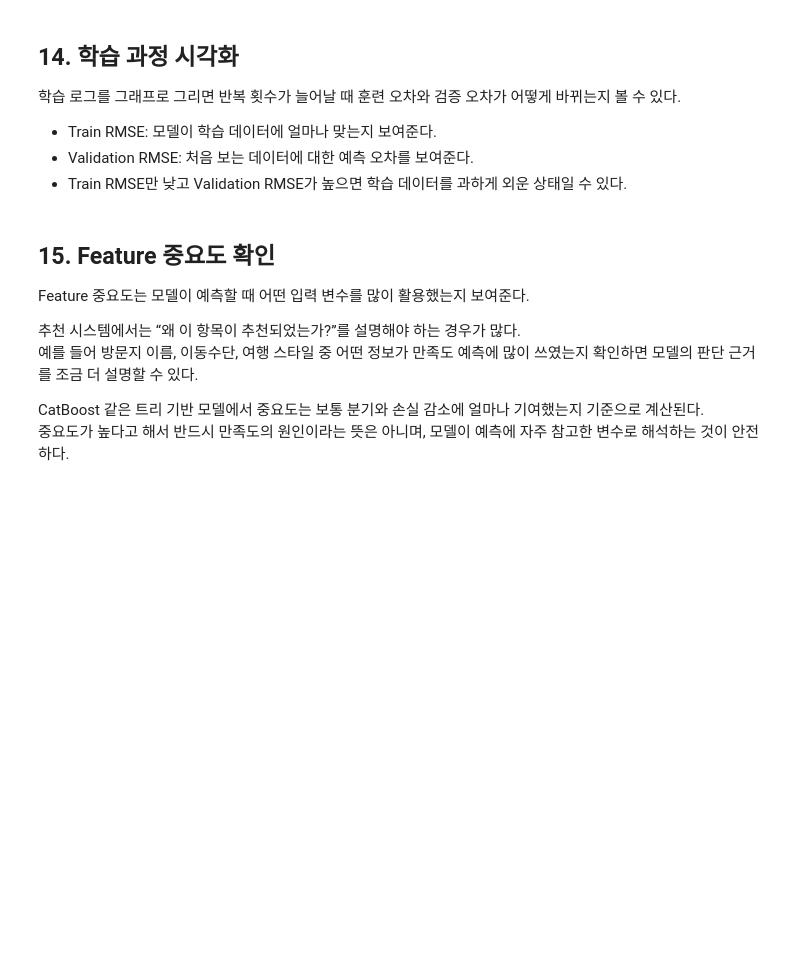
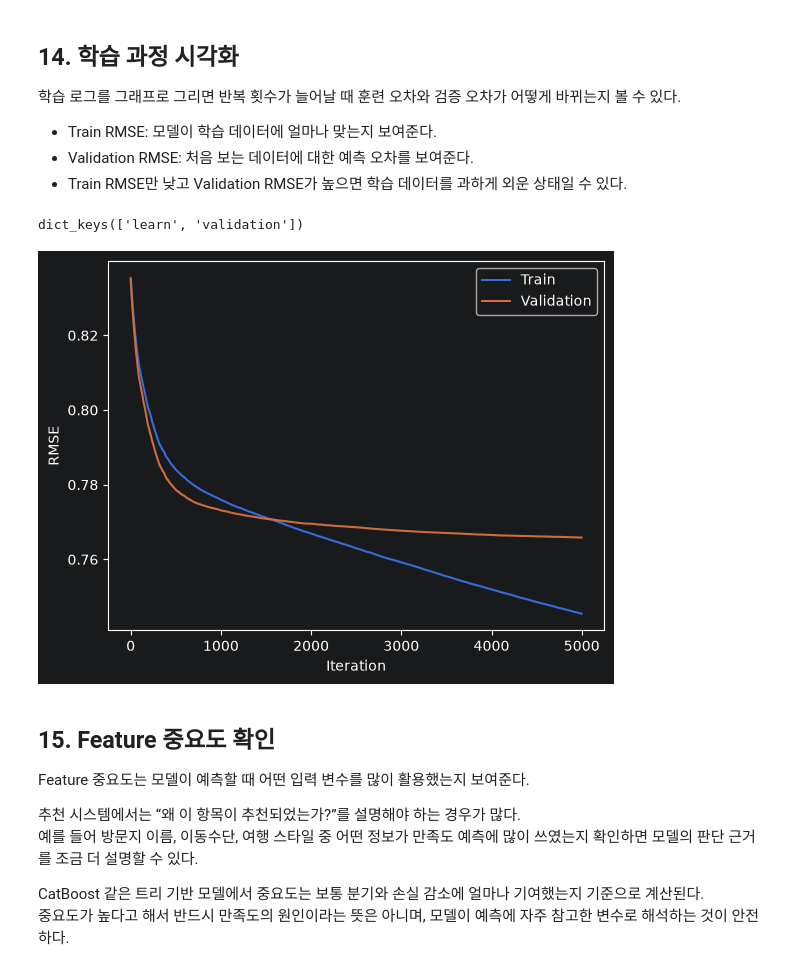
Before and after one commit to Gitcatho-skn-family-sjh/06_machine_learning, a Jupyter notebook: 10_recommendation_system/01_regression_based_recommendation.ipynb, the cells around one changed output. Saved outputs shown, nothing was run; the diff lists cells and outputs as text; code cells hidden in the pictures; blank space fills up the shorter version.

```diff
--- a/10_recommendation_system/01_regression_based_recommendation.ipynb
+++ b/10_recommendation_system/01_regression_based_recommendation.ipynb
@@ -144,2 +222,11 @@ display(travel_df.head())
 # %% [markdown]
 ## 11. CatBoost에 범주형 feature로 전달 입력 컬럼 목록 조회
+# %%
+
+# 여행 데이터 중 마지막 컬럼(만족도)를 제외한 모든 컬럼을 조회해서
+# list 형태로 변환
+# * 만족도 컬럼은 정답(y)로 이용할 예정
+
+# X(입력값)으로 사용할 데이터 컬럼(feature) 이름
+cat_columns = travel_df.columns[:-1].tolist()
+print(cat_columns)
@@ -146,2 +235,21 @@ display(travel_df.head())
 # %% [markdown]
 ## 12. 학습/평가 데이터 분리
+# %%
+from sklearn.model_selection import train_test_split
+
+# 입력값 X
+X = travel_df[cat_columns]
+
+# 정답 y
+y = travel_df['DGSTFN'] # 만족도(점수)
+
+X_train, X_test, y_train, y_test = train_test_split(
+    X,
+    y,
+    test_size=0.2,
+    random_state=42,
+    stratify=y
+)
+
+print(X_train.shape, y_train.shape)
+print(X_test.shape, y_test.shape)
@@ -166,6 +326,25 @@ CatBoostRegressor는 여행자 정보와 후보 방문지 정보를 입력받아
 - Train RMSE: 모델이 학습 데이터에 얼마나 맞는지 보여준다.
 - Validation RMSE: 처음 보는 데이터에 대한 예측 오차를 보여준다.
 - Train RMSE만 낮고 Validation RMSE가 높으면 학습 데이터를 과하게 외운 상태일 수 있다.
+# %%
+evals_result = cat_reg.get_evals_result()
+
+print(evals_result.keys())
+
+# evals_result['learn']['RMSE']: 학습 데이터 RMSE 변화.
+# evals_result['validation']['RMSE']: 평가 데이터 RMSE 변화.
+plt.plot(evals_result['learn']['RMSE'], label='Train')
+plt.plot(evals_result['validation']['RMSE'], label='Validation')
+plt.ylabel('RMSE')
+plt.xlabel('Iteration')
+plt.legend()
+plt.show()
+
+# Train과 Test간의 오차는 있지만 감소하는 추세
+# == 모델이 학습을할 수록 예측 성능이 좋아지고 있다
+# %% [output]
+dict_keys(['learn', 'validation'])
+[figure, added]
 # %% [markdown]
 ## 15. Feature 중요도 확인
 
```
Also changed, not shown: parts of 18 cells of this notebook, 3 other files.
